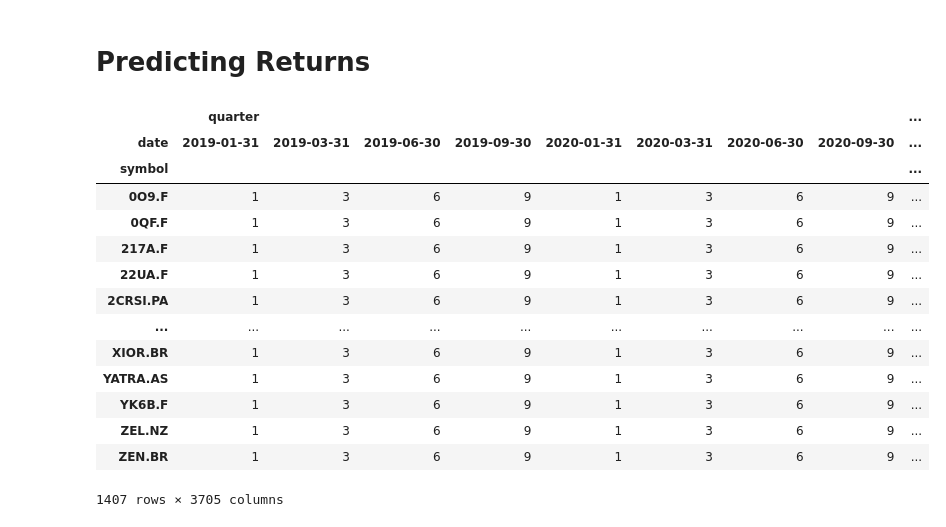
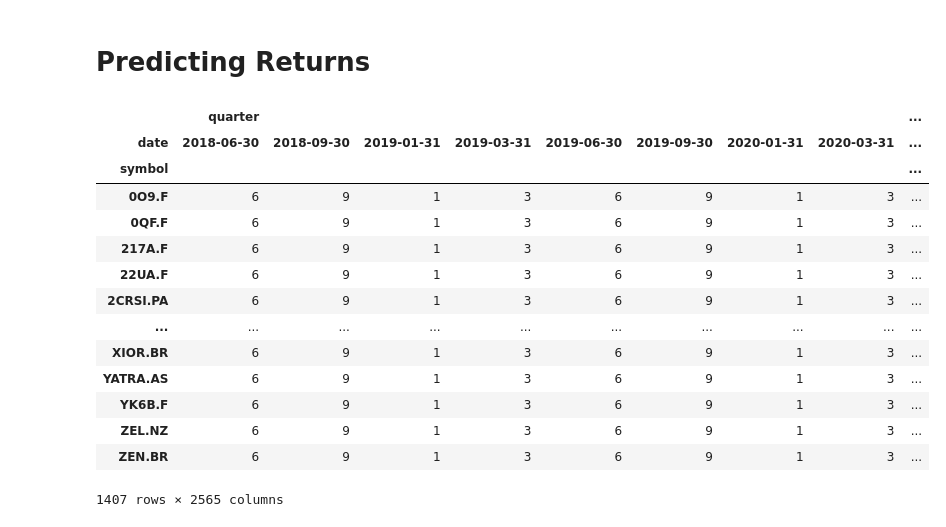
Before and after one commit to kaancaylan/quinten-stock-prediction, a Jupyter notebook: notebooks/modelling.ipynb, the cells around one changed output. Saved outputs shown, nothing was run; the diff lists cells and outputs as text; code cells hidden in the pictures.

```diff
--- a/notebooks/modelling.ipynb
+++ b/notebooks/modelling.ipynb
@@ -170,27 +170,28 @@ model.score(X_train, y_train)
 # %% [markdown]
 # Predicting Returns
 # %%
-infer_dates = {"start": dt.datetime(2019, 1, 31), "end": dt.datetime(2022, 1, 31)}
+infer_dates = {"start": dt.datetime(2018, 6, 30), "end": dt.datetime(2020, 6, 30)}
+predicted_dates = {"start": dt.datetime(2020, 6, 30), "end": dt.datetime(2021, 1, 31)}
 
 X_test = df.loc[infer_dates["start"]: infer_dates["end"]]
 X_test = X_test.unstack(level=0).drop("year", axis=1)
 X_test
 # %% [output]
 |  | quarter |  |  |  |  |  |  |  | ... |
-| date | 2019-01-31 | 2019-03-31 | 2019-06-30 | 2019-09-30 | 2020-01-31 | 2020-03-31 | 2020-06-30 | 2020-09-30 | ... |
+| date | 2018-06-30 | 2018-09-30 | 2019-01-31 | 2019-03-31 | 2019-06-30 | 2019-09-30 | 2020-01-31 | 2020-03-31 | ... |
 | symbol |  |  |  |  |  |  |  |  | ... |
-| 0O9.F | 1 | 3 | 6 | 9 | 1 | 3 | 6 | 9 | ... |
-| 0QF.F | 1 | 3 | 6 | 9 | 1 | 3 | 6 | 9 | ... |
-| 217A.F | 1 | 3 | 6 | 9 | 1 | 3 | 6 | 9 | ... |
-| 22UA.F | 1 | 3 | 6 | 9 | 1 | 3 | 6 | 9 | ... |
-| 2CRSI.PA | 1 | 3 | 6 | 9 | 1 | 3 | 6 | 9 | ... |
+| 0O9.F | 6 | 9 | 1 | 3 | 6 | 9 | 1 | 3 | ... |
+| 0QF.F | 6 | 9 | 1 | 3 | 6 | 9 | 1 | 3 | ... |
+| 217A.F | 6 | 9 | 1 | 3 | 6 | 9 | 1 | 3 | ... |
+| 22UA.F | 6 | 9 | 1 | 3 | 6 | 9 | 1 | 3 | ... |
+| 2CRSI.PA | 6 | 9 | 1 | 3 | 6 | 9 | 1 | 3 | ... |
 | ... | ... | ... | ... | ... | ... | ... | ... | ... | ... |
-| XIOR.BR | 1 | 3 | 6 | 9 | 1 | 3 | 6 | 9 | ... |
-| YATRA.AS | 1 | 3 | 6 | 9 | 1 | 3 | 6 | 9 | ... |
-| YK6B.F | 1 | 3 | 6 | 9 | 1 | 3 | 6 | 9 | ... |
-| ZEL.NZ | 1 | 3 | 6 | 9 | 1 | 3 | 6 | 9 | ... |
-| ZEN.BR | 1 | 3 | 6 | 9 | 1 | 3 | 6 | 9 | ... |
+| XIOR.BR | 6 | 9 | 1 | 3 | 6 | 9 | 1 | 3 | ... |
+| YATRA.AS | 6 | 9 | 1 | 3 | 6 | 9 | 1 | 3 | ... |
+| YK6B.F | 6 | 9 | 1 | 3 | 6 | 9 | 1 | 3 | ... |
+| ZEL.NZ | 6 | 9 | 1 | 3 | 6 | 9 | 1 | 3 | ... |
+| ZEN.BR | 6 | 9 | 1 | 3 | 6 | 9 | 1 | 3 | ... |
-1407 rows × 3705 columns
+1407 rows × 2565 columns
 # %%
 X_test = X_test.select_dtypes(exclude=["object", "datetime"])
 assert len(X_train.columns) == len(X_test.columns)
```
Also changed, not shown: parts of 12 cells of this notebook.
